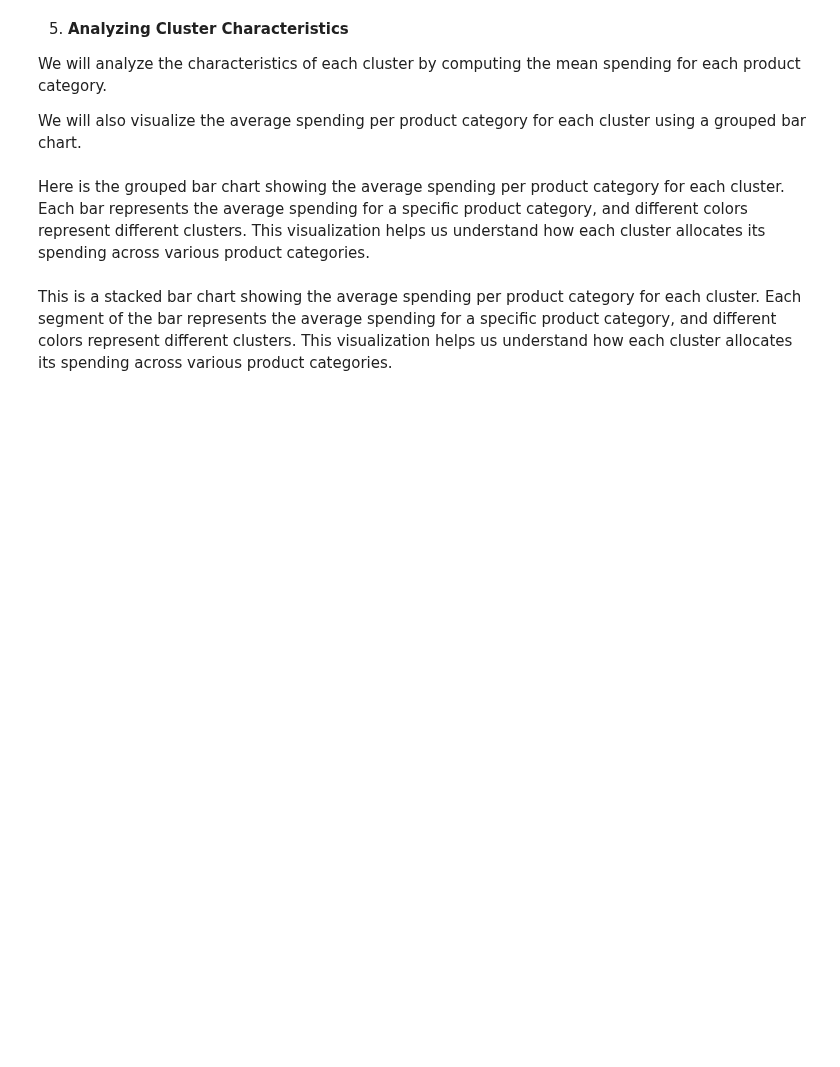
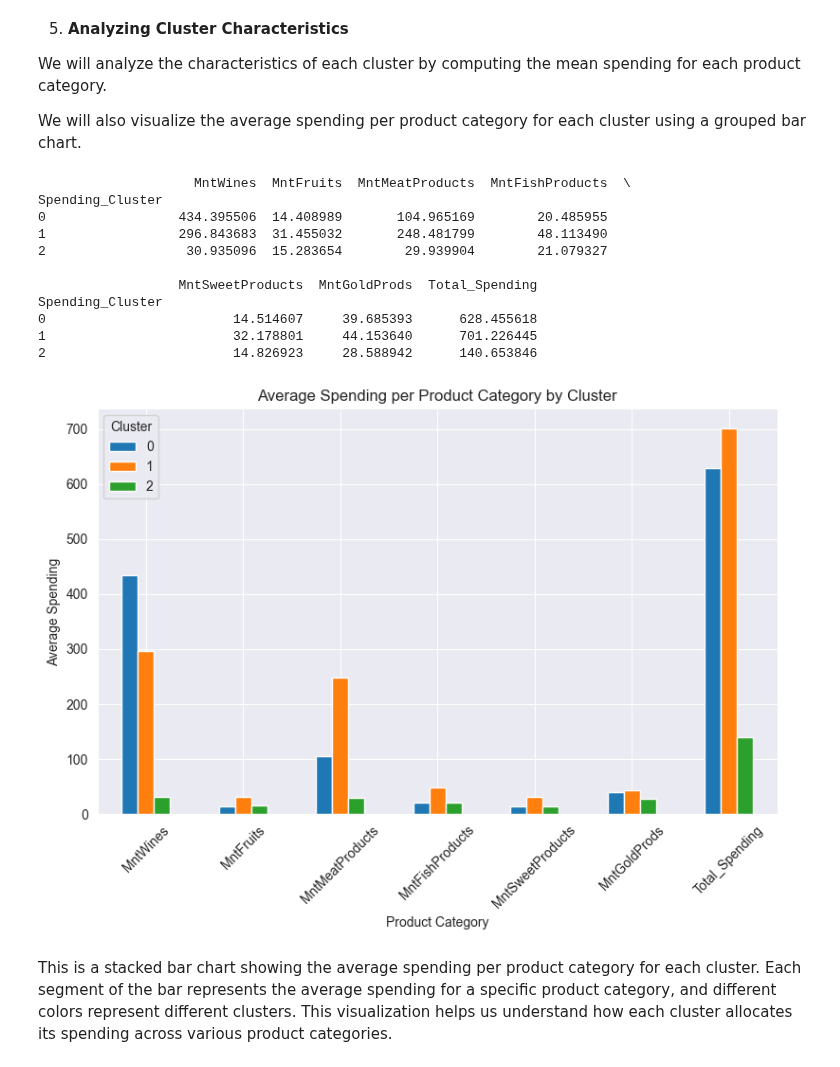
Before and after one commit to martinaainembabazi/GROUP-D-DATA-SCIENCE-PROJECT-ON-CUSTOMER-SEGMENTATION, a Jupyter notebook: customersegmentation.ipynb, the cells around one changed output. Cells and saved outputs as stored; diff of their text form; code cells hidden in the pictures; blank space fills up the shorter version.

Commit message:
refactor customer segmentation analysis: clean data, handle missing values, and implement KMeans clustering for spending patterns

```diff
--- a/customersegmentation.ipynb
+++ b/customersegmentation.ipynb
@@ -521,21 +740,32 @@ We will also visualize the average spending per product category for each cluste
 # %%
 # Group by cluster and compute means
 cluster_means = df.groupby('Spending_Cluster')[spending_features].mean()
 
 print(cluster_means)
 
 # Transpose for easier plotting (products on x-axis)
 cluster_means_T = cluster_means.T
 
 # Plot grouped bar chart
-cluster_means_T.plot(kind='bar', figsize=(10, 10))
+cluster_means_T.plot(kind='bar', figsize=(8, 6))
 
 plt.title('Average Spending per Product Category by Cluster')
 plt.xlabel('Product Category')
 plt.ylabel('Average Spending')
 plt.legend(title='Cluster')
 plt.xticks(rotation=45)
 plt.tight_layout()
 plt.show()
+# %% [output]
+                    MntWines  MntFruits  MntMeatProducts  MntFishProducts  \
+Spending_Cluster
+0                 434.395506  14.408989       104.965169        20.485955
+1                 296.843683  31.455032       248.481799        48.113490
+2                  30.935096  15.283654        29.939904        21.079327
+
+                  MntSweetProducts  MntGoldProds  Total_Spending
+Spending_Cluster
+0                        14.514607     39.685393      628.455618
+1                        32.178801     44.153640      701.226445
+2                        14.826923     28.588942      140.653846
+[figure, added]
-# %% [markdown]
-Here is the grouped bar chart showing the average spending per product category for each cluster. Each bar represents the average spending for a specific product category, and different colors represent different clusters. This visualization helps us understand how each cluster allocates its spending across various product categories.
```
Also changed, not shown: parts of 27 cells of this notebook.
